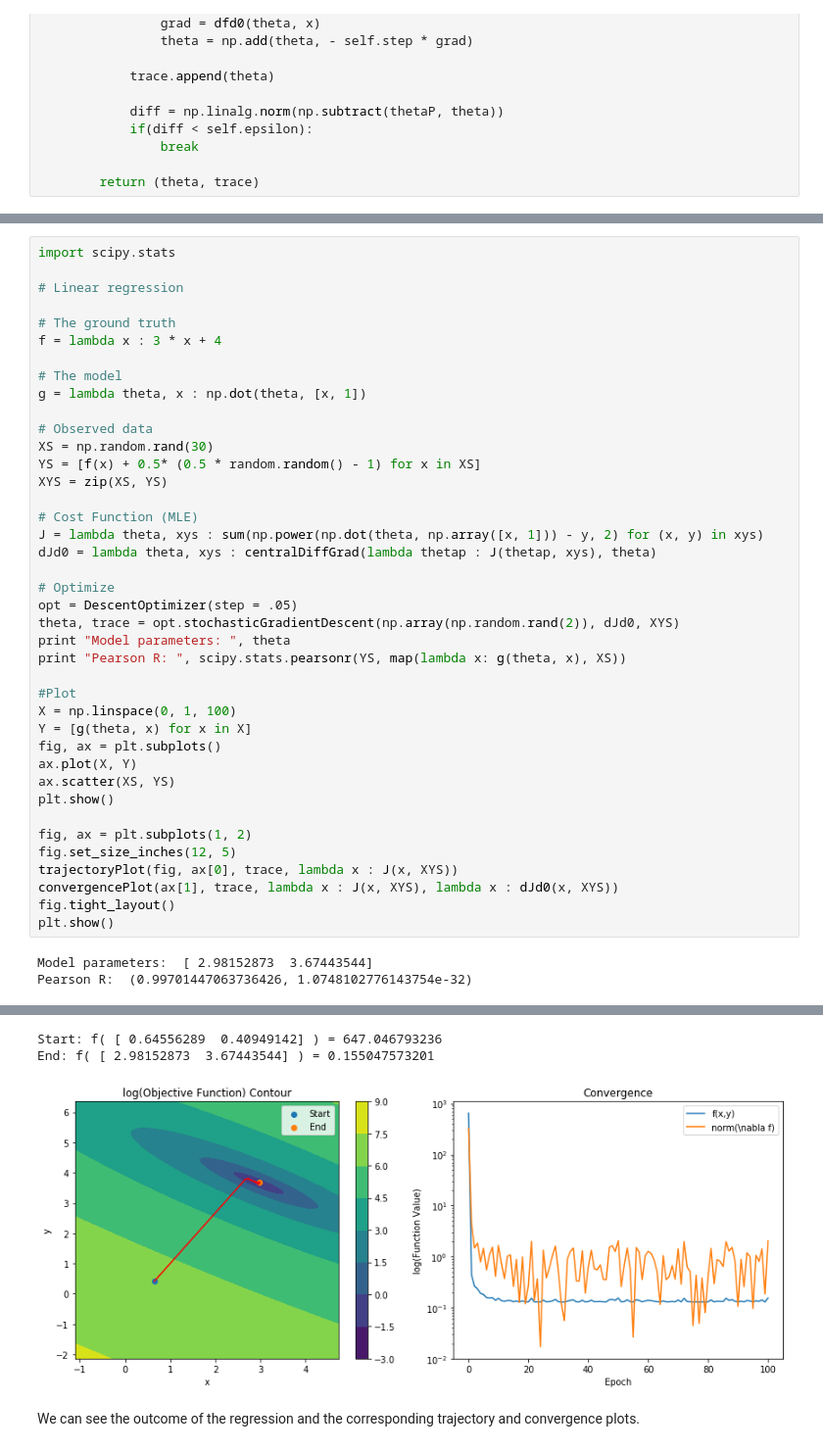
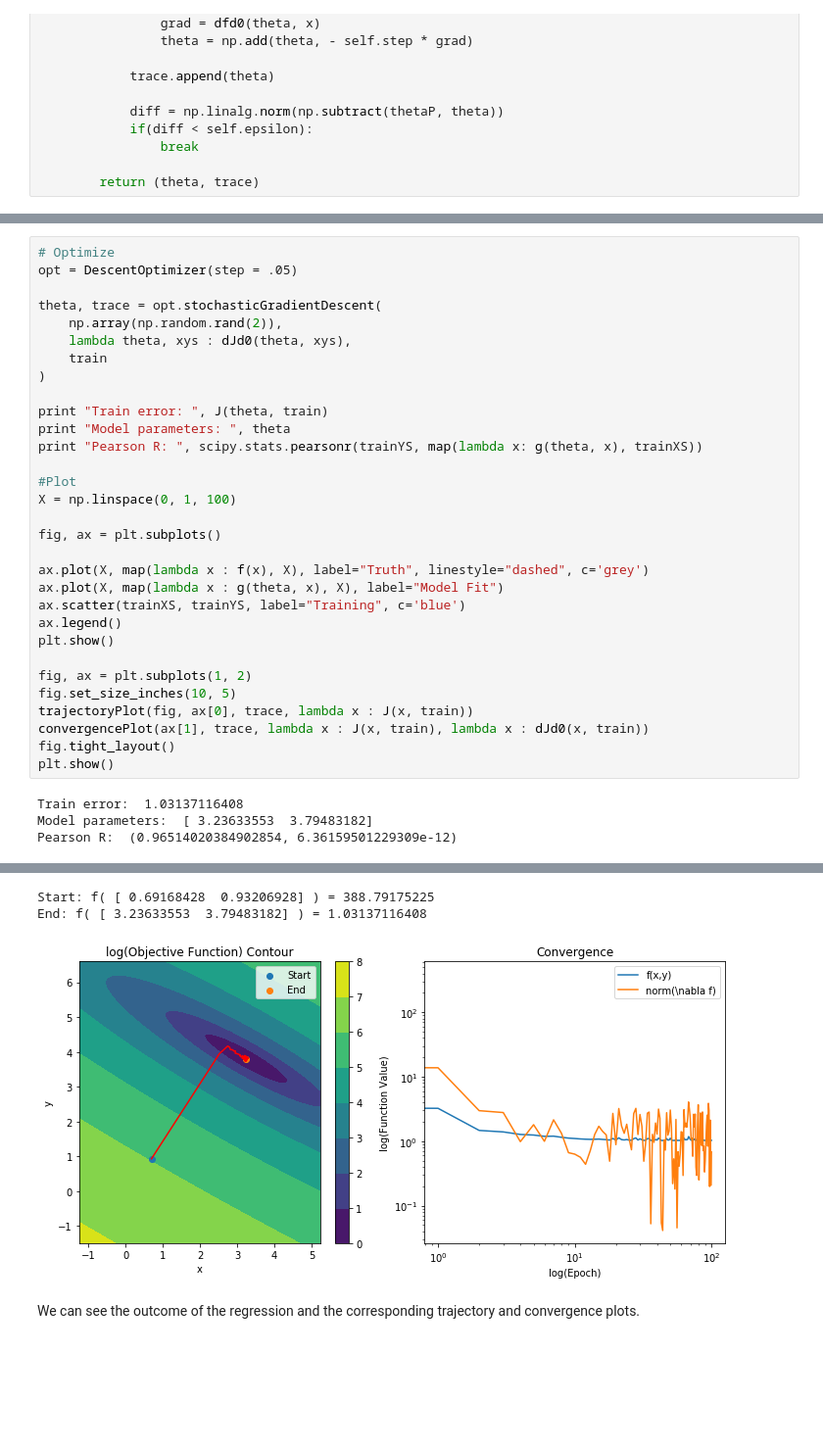
Before and after one commit to lewellen/dl-notes, a Jupyter notebook: first-principles.ipynb, the cells around one changed output, grey strips where cells are left out. Shown: that part at 98% size. Cells and saved outputs as stored; diff of their text form; blank space fills up the shorter version.

```diff
--- a/first-principles.ipynb
+++ b/first-principles.ipynb
@@ -198,43 +277,35 @@ Where the subscript denotes the (x, y) instance draws from a data set.
 # %%
-import scipy.stats
-
-# Linear regression
-
-# The ground truth
-f = lambda x : 3 * x + 4
-
-# The model
-g = lambda theta, x : np.dot(theta, [x, 1])
-
-# Observed data
-XS = np.random.rand(30)
-YS = [f(x) + 0.5* (0.5 * random.random() - 1) for x in XS]
-XYS = zip(XS, YS)
-
-# Cost Function (MLE)
-J = lambda theta, xys : sum(np.power(np.dot(theta, np.array([x, 1])) - y, 2) for (x, y) in xys)
-dJd0 = lambda theta, xys : centralDiffGrad(lambda thetap : J(thetap, xys), theta)
-
 # Optimize
 opt = DescentOptimizer(step = .05)
-theta, trace = opt.stochasticGradientDescent(np.array(np.random.rand(2)), dJd0, XYS)
+
+theta, trace = opt.stochasticGradientDescent(
+    np.array(np.random.rand(2)),
+    lambda theta, xys : dJd0(theta, xys),
+    train
+)
+
+print "Train error: ", J(theta, train)
 print "Model parameters: ", theta
-print "Pearson R: ", scipy.stats.pearsonr(YS, map(lambda x: g(theta, x), XS))
+print "Pearson R: ", scipy.stats.pearsonr(trainYS, map(lambda x: g(theta, x), trainXS))
 
 #Plot
 X = np.linspace(0, 1, 100)
-Y = [g(theta, x) for x in X]
+
 fig, ax = plt.subplots()
-ax.plot(X, Y)
-ax.scatter(XS, YS)
+
+ax.plot(X, map(lambda x : f(x), X), label="Truth", linestyle="dashed", c='grey')
+ax.plot(X, map(lambda x : g(theta, x), X), label="Model Fit")
+ax.scatter(trainXS, trainYS, label="Training", c='blue')
+ax.legend()
 plt.show()
 
 fig, ax = plt.subplots(1, 2)
-fig.set_size_inches(12, 5)
-trajectoryPlot(fig, ax[0], trace, lambda x : J(x, XYS))
-convergencePlot(ax[1], trace, lambda x : J(x, XYS), lambda x : dJd0(x, XYS))
+fig.set_size_inches(10, 5)
+trajectoryPlot(fig, ax[0], trace, lambda x : J(x, train))
+convergencePlot(ax[1], trace, lambda x : J(x, train), lambda x : dJd0(x, train))
 fig.tight_layout()
 plt.show()
 # %% [output]
-Model parameters:  [ 2.98152873  3.67443544]
-Pearson R:  (0.99701447063736426, 1.0748102776143754e-32)
+Train error:  1.03137116408
+Model parameters:  [ 3.23633553  3.79483182]
+Pearson R:  (0.96514020384902854, 6.36159501229309e-12)
@@ -242,6 +313,6 @@ Pearson R:  (0.99701447063736426, 1.0748102776143754e-32)
-Start: f( [ 0.64556289  0.40949142] ) = 647.046793236
-End: f( [ 2.98152873  3.67443544] ) = 0.155047573201
+Start: f( [ 0.69168428  0.93206928] ) = 388.79175225
+End: f( [ 3.23633553  3.79483182] ) = 1.03137116408
-[figure, old version]
+[figure, new version]
 # %% [markdown]
 We can see the outcome of the regression and the corresponding trajectory and convergence plots.
 # %% [markdown]
```
Also changed, not shown: parts of 14 cells of this notebook, 1 other file.
